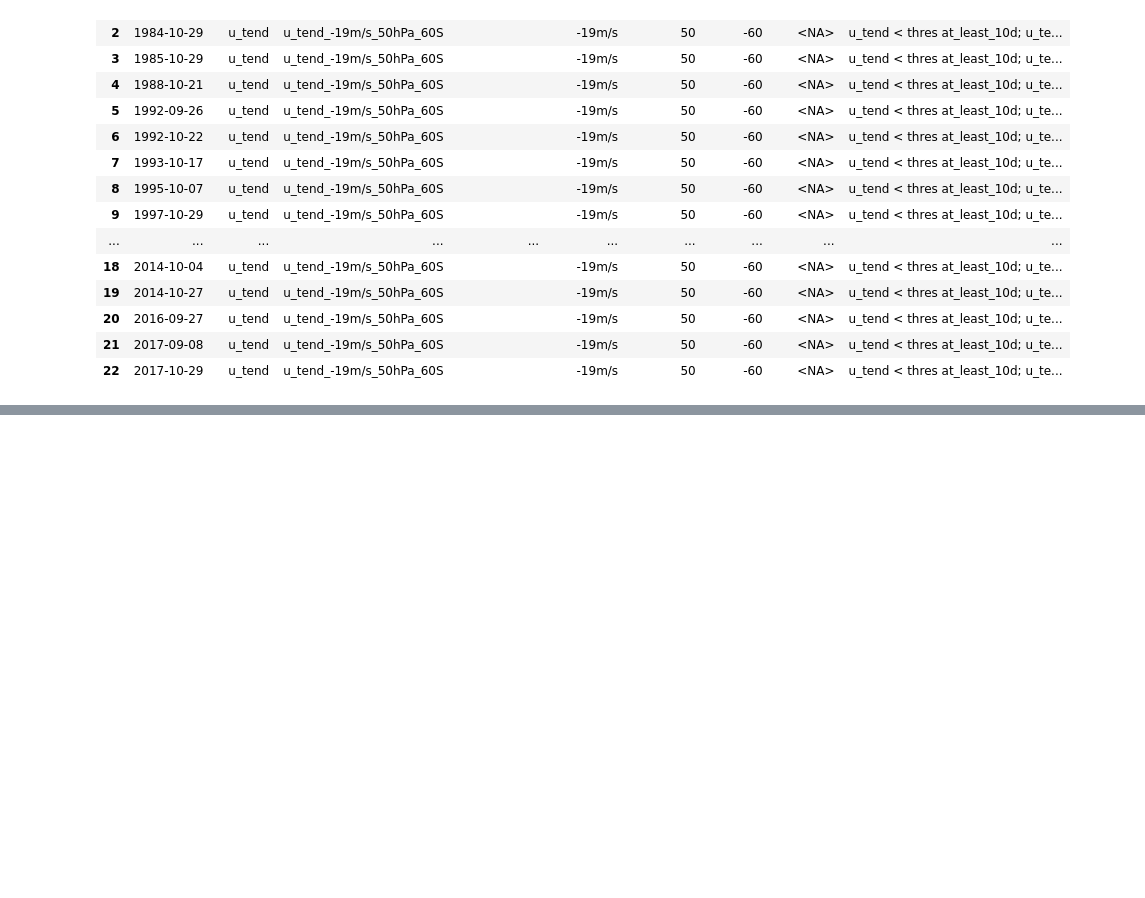
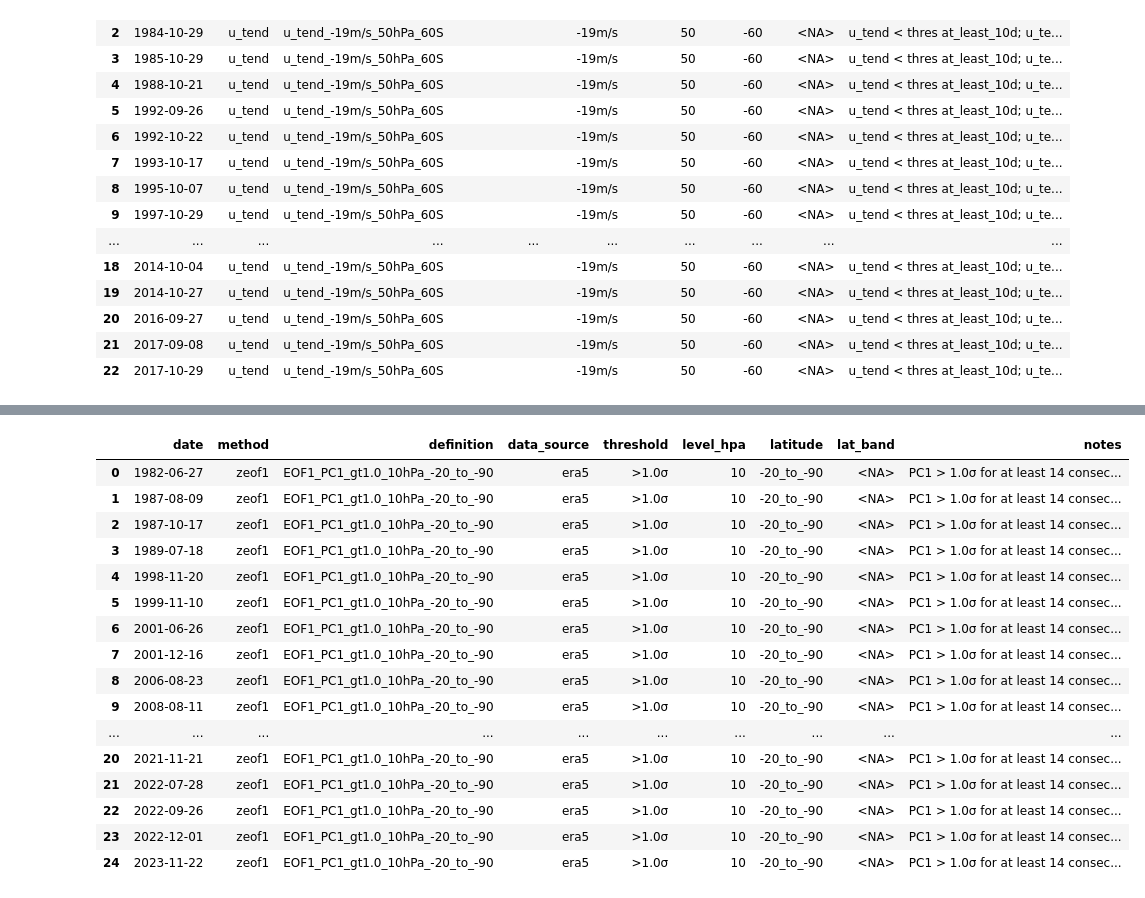
Before and after one commit to rachelelwu/sh-ssw-detection, a Jupyter notebook: src/test_main.ipynb, the cells around one changed output, grey strips where cells are left out. Cells and saved outputs as stored; diff of their text form; code cells hidden in the pictures; blank space fills up the shorter version.

```diff
--- a/src/test_main.ipynb
+++ b/src/test_main.ipynb
@@ -12,5 +13,7 @@ imp.reload(ssw);
 # %% [markdown]
 - some global variables ...
 |
+# %%
+out_dir = 'sh_ssw_methods/processed/'
 # %%
 time_dim ="time"
@@ -207,0 +286,2 @@ utend_events_df
+# %%
+lv = 1000 # Pa
@@ -207,0 +349,20 @@ utend_events_df
+# %%
+zeof_events_df
+# %% [output]
+|  | date | method | definition | data_source | threshold | level_hpa | latitude | lat_band | notes |
+| 0 | 1982-06-27 | zeof1 | EOF1_PC1_gt1.0_10hPa_-20_to_-90 | era5 | >1.0σ | 10 | -20_to_-90 | <NA> | PC1 > 1.0σ for at least 14 consec... |
+| 1 | 1987-08-09 | zeof1 | EOF1_PC1_gt1.0_10hPa_-20_to_-90 | era5 | >1.0σ | 10 | -20_to_-90 | <NA> | PC1 > 1.0σ for at least 14 consec... |
+| 2 | 1987-10-17 | zeof1 | EOF1_PC1_gt1.0_10hPa_-20_to_-90 | era5 | >1.0σ | 10 | -20_to_-90 | <NA> | PC1 > 1.0σ for at least 14 consec... |
+| 3 | 1989-07-18 | zeof1 | EOF1_PC1_gt1.0_10hPa_-20_to_-90 | era5 | >1.0σ | 10 | -20_to_-90 | <NA> | PC1 > 1.0σ for at least 14 consec... |
+| 4 | 1998-11-20 | zeof1 | EOF1_PC1_gt1.0_10hPa_-20_to_-90 | era5 | >1.0σ | 10 | -20_to_-90 | <NA> | PC1 > 1.0σ for at least 14 consec... |
+| 5 | 1999-11-10 | zeof1 | EOF1_PC1_gt1.0_10hPa_-20_to_-90 | era5 | >1.0σ | 10 | -20_to_-90 | <NA> | PC1 > 1.0σ for at least 14 consec... |
+| 6 | 2001-06-26 | zeof1 | EOF1_PC1_gt1.0_10hPa_-20_to_-90 | era5 | >1.0σ | 10 | -20_to_-90 | <NA> | PC1 > 1.0σ for at least 14 consec... |
+| 7 | 2001-12-16 | zeof1 | EOF1_PC1_gt1.0_10hPa_-20_to_-90 | era5 | >1.0σ | 10 | -20_to_-90 | <NA> | PC1 > 1.0σ for at least 14 consec... |
+| 8 | 2006-08-23 | zeof1 | EOF1_PC1_gt1.0_10hPa_-20_to_-90 | era5 | >1.0σ | 10 | -20_to_-90 | <NA> | PC1 > 1.0σ for at least 14 consec... |
+| 9 | 2008-08-11 | zeof1 | EOF1_PC1_gt1.0_10hPa_-20_to_-90 | era5 | >1.0σ | 10 | -20_to_-90 | <NA> | PC1 > 1.0σ for at least 14 consec... |
+| ... | ... | ... | ... | ... | ... | ... | ... | ... | ... |
+| 20 | 2021-11-21 | zeof1 | EOF1_PC1_gt1.0_10hPa_-20_to_-90 | era5 | >1.0σ | 10 | -20_to_-90 | <NA> | PC1 > 1.0σ for at least 14 consec... |
+| 21 | 2022-07-28 | zeof1 | EOF1_PC1_gt1.0_10hPa_-20_to_-90 | era5 | >1.0σ | 10 | -20_to_-90 | <NA> | PC1 > 1.0σ for at least 14 consec... |
+| 22 | 2022-09-26 | zeof1 | EOF1_PC1_gt1.0_10hPa_-20_to_-90 | era5 | >1.0σ | 10 | -20_to_-90 | <NA> | PC1 > 1.0σ for at least 14 consec... |
+| 23 | 2022-12-01 | zeof1 | EOF1_PC1_gt1.0_10hPa_-20_to_-90 | era5 | >1.0σ | 10 | -20_to_-90 | <NA> | PC1 > 1.0σ for at least 14 consec... |
+| 24 | 2023-11-22 | zeof1 | EOF1_PC1_gt1.0_10hPa_-20_to_-90 | era5 | >1.0σ | 10 | -20_to_-90 | <NA> | PC1 > 1.0σ for at least 14 consec... |
```
Also changed, not shown: parts of 45 cells of this notebook, 1 other file.
